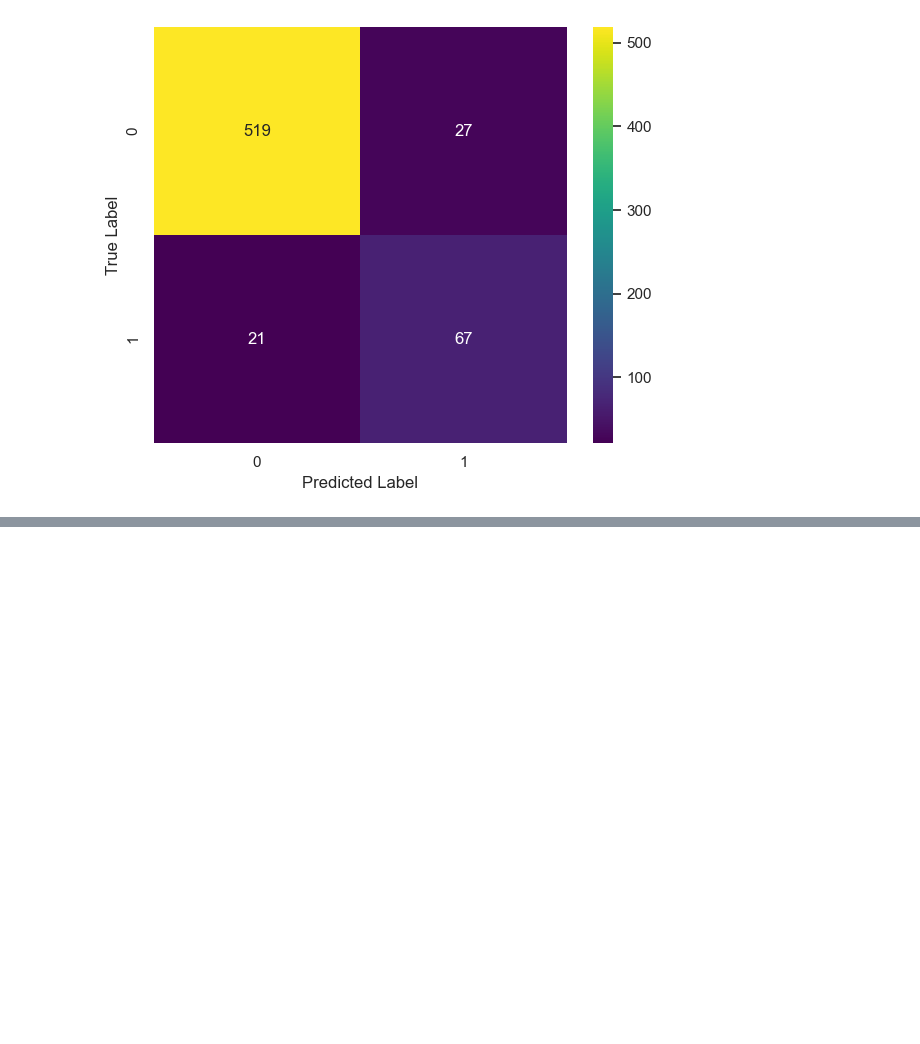
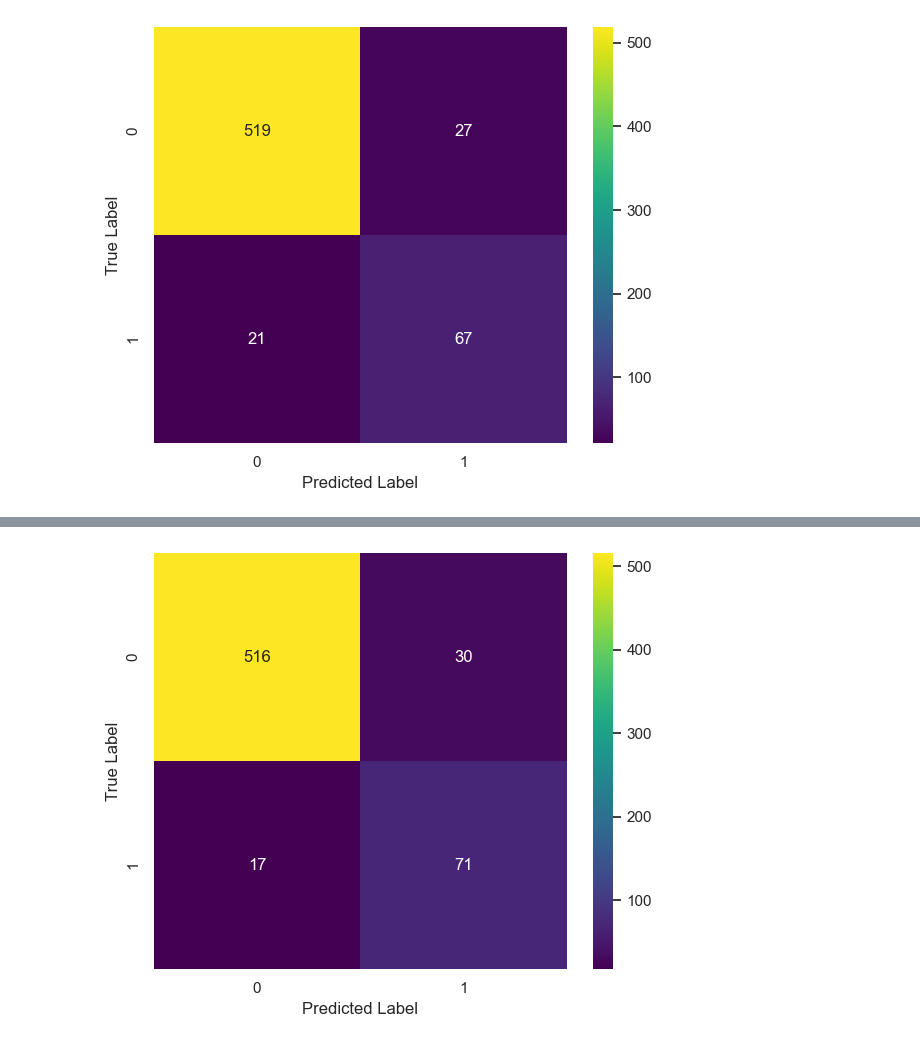
Before and after one commit to augustine-magani/Phase-3-Project, a Jupyter notebook: Augustine_phase_3_project.ipynb, the cells around one changed output, grey strips where cells are left out. Saved outputs shown, nothing was run; the diff lists cells and outputs as text; code cells hidden in the pictures; blank space fills up the shorter version.

```diff
--- a/Augustine_phase_3_project.ipynb
+++ b/Augustine_phase_3_project.ipynb
@@ -1373,0 +1315,15 @@ plt.show()
+# %%
+# Instantiate a Gradient Boosting model
+
+gb_model = GradientBoostingClassifier(random_state=42)
+
+# Fit the training data
+gb_model.fit(X_train_smote, y_train_smote)
+
+# Make predictions on test set
+y_pred_gb = gb_model.predict(X_test_scaled)
+
+# Compute the accuracy of the model
+
+gb_acc = accuracy_score(y_test, y_pred_gb)
+print("Gradient Boosting model accuracy:", gb_acc)
@@ -1373,0 +1349,6 @@ plt.show()
+# %%
+# Plot the confusion matrix
+
+plot_confusion_matrix(y_test, y_pred_gb, class_labels=[0, 1])
+# %% [output]
+[figure, added]
```
Also changed, not shown: parts of 53 cells of this notebook.
